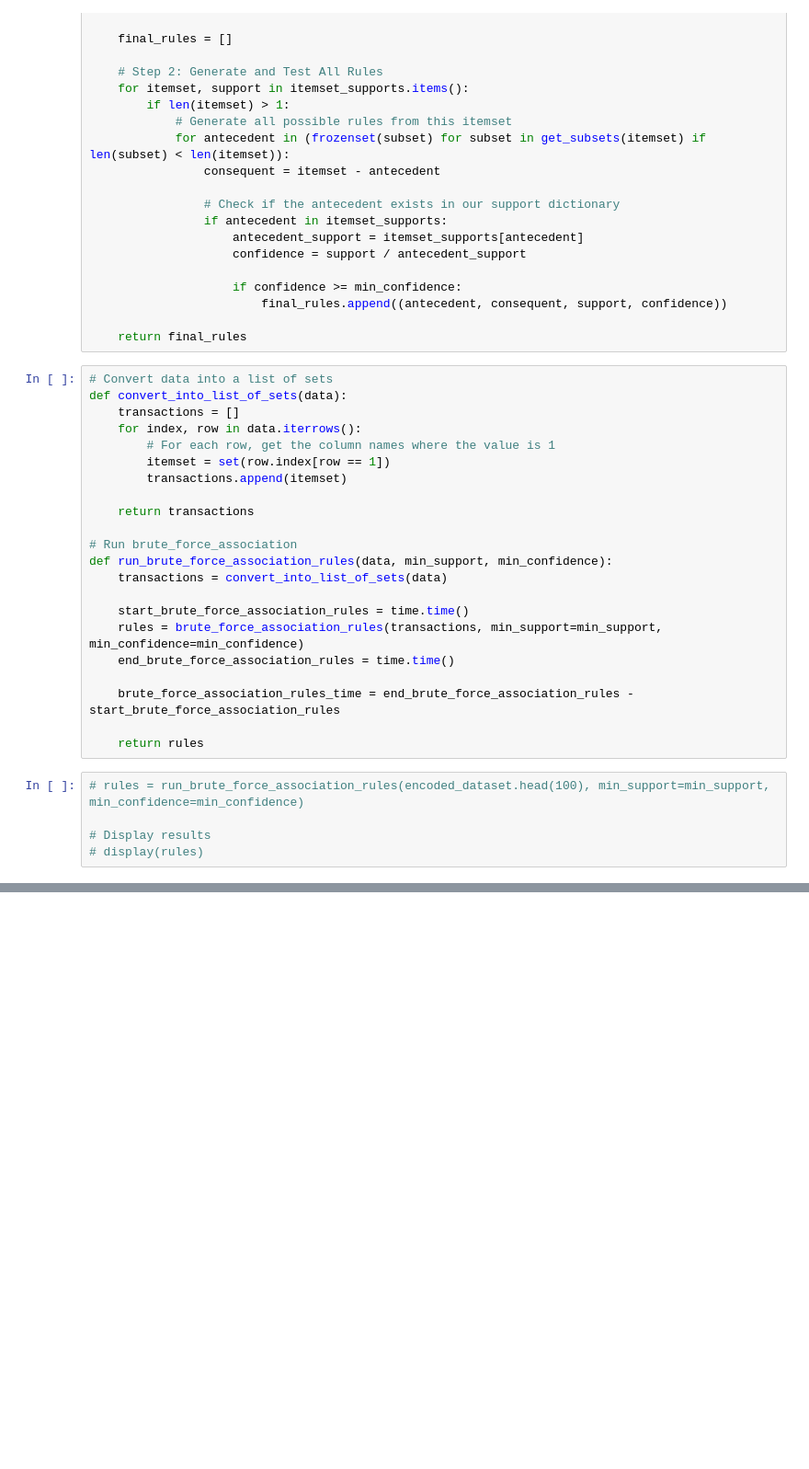
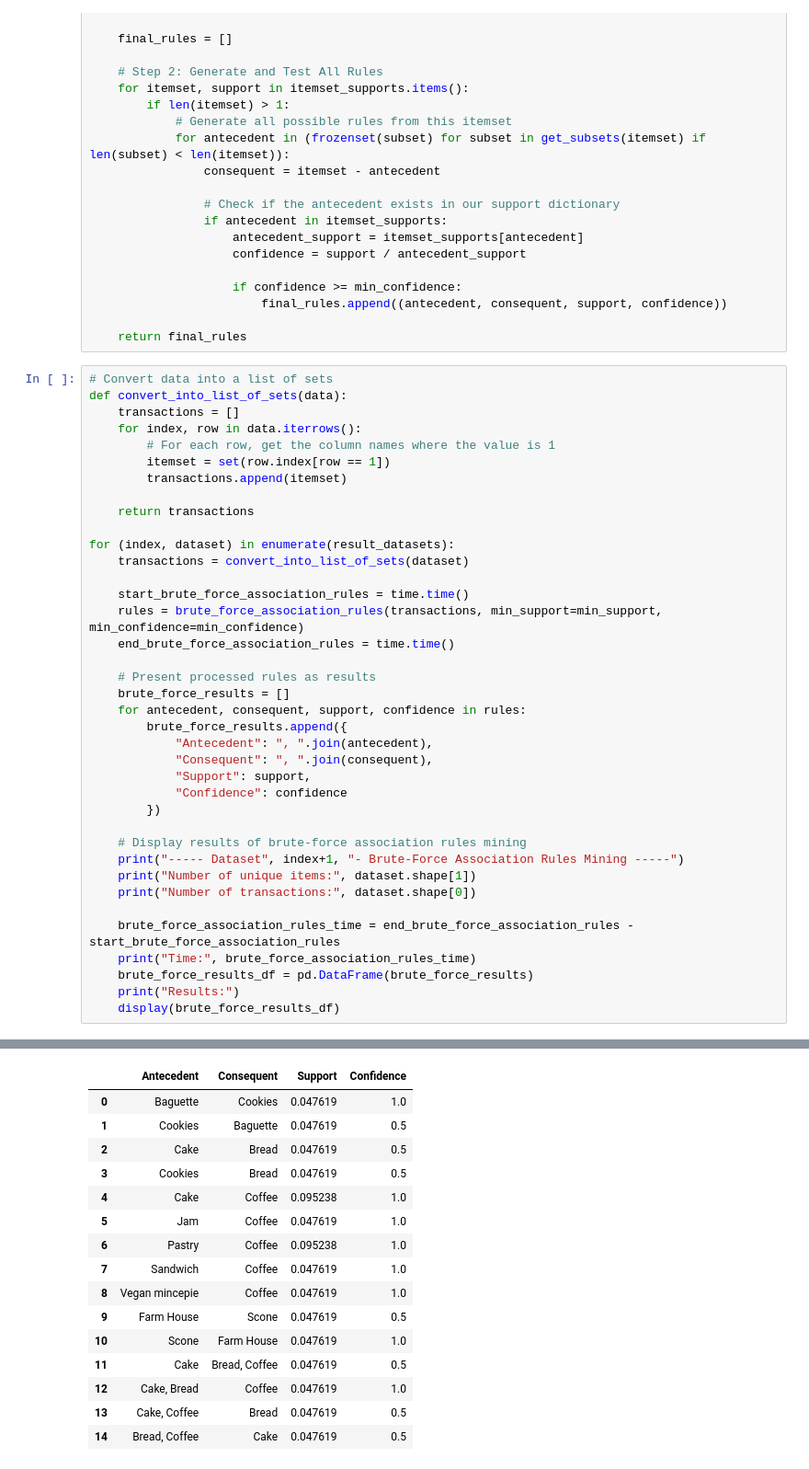
Before and after one commit to roshaniayu/IN6227-Data-Mining-Assignments, a Jupyter notebook: Assignment 2/Assignment2_Roshani Ayu Pranasti_G2504973A.ipynb, the cells around one changed output, grey strips where cells are left out. Shown at 92% size. Cells and saved outputs as stored; diff of their text form; blank space fills up the shorter version.

```diff
--- a/Assignment 2/Assignment2_Roshani Ayu Pranasti_G2504973A.ipynb
+++ b/Assignment 2/Assignment2_Roshani Ayu Pranasti_G2504973A.ipynb
@@ -295,30 +529,42 @@ def brute_force_association_rules(transactions, min_support, min_confidence):
                         final_rules.append((antecedent, consequent, support, confidence))
 
     return final_rules
-# %%
-# Convert data into a list of sets
-def convert_into_list_of_sets(data):
-    transactions = []
-    for index, row in data.iterrows():
-        # For each row, get the column names where the value is 1
-        itemset = set(row.index[row == 1])
-        transactions.append(itemset)
-
-    return transactions
-
-# Run brute_force_association
-def run_brute_force_association_rules(data, min_support, min_confidence):
-    transactions = convert_into_list_of_sets(data)
-
-    start_brute_force_association_rules = time.time()
-    rules = brute_force_association_rules(transactions, min_support=min_support, min_confidence=min_confidence)
-    end_brute_force_association_rules = time.time()
-
-    brute_force_association_rules_time = end_brute_force_association_rules - start_brute_force_association_rules
-
-    return rules
 # %%
-# rules = run_brute_force_association_rules(encoded_dataset.head(100), min_support=min_support, min_confidence=min_confidence)
+# Convert data into a list of sets
+def convert_into_list_of_sets(data):
+    transactions = []
+    for index, row in data.iterrows():
+        # For each row, get the column names where the value is 1
+        itemset = set(row.index[row == 1])
+        transactions.append(itemset)
 
-# Display results
-# display(rules)
+    return transactions
+
+for (index, dataset) in enumerate(result_datasets):
+    transactions = convert_into_list_of_sets(dataset)
+
+    start_brute_force_association_rules = time.time()
+    rules = brute_force_association_rules(transactions, min_support=min_support, min_confidence=min_confidence)
+    end_brute_force_association_rules = time.time()
+
+    # Present processed rules as results
+    brute_force_results = []
+    for antecedent, consequent, support, confidence in rules:
+        brute_force_results.append({
+            "Antecedent": ", ".join(antecedent),
+            "Consequent": ", ".join(consequent),
+            "Support": support,
+            "Confidence": confidence
+        })
+
+    # Display results of brute-force association rules mining
+    print("----- Dataset", index+1, "- Brute-Force Association Rules Mining -----")
+    print("Number of unique items:", dataset.shape[1])
+    print("Number of transactions:", dataset.shape[0])
+
+    brute_force_association_rules_time = end_brute_force_association_rules - start_brute_force_association_rules
+    print("Time:", brute_force_association_rules_time)
+    brute_force_results_df = pd.DataFrame(brute_force_results)
+    print("Results:")
+    display(brute_force_results_df)
+# %% [output]
@@ -324,0 +576,16 @@ def run_brute_force_association_rules(data, min_support, min_confidence):
+|  | Antecedent | Consequent | Support | Confidence |
+| 0 | Baguette | Cookies | 0.047619 | 1.0 |
+| 1 | Cookies | Baguette | 0.047619 | 0.5 |
+| 2 | Cake | Bread | 0.047619 | 0.5 |
+| 3 | Cookies | Bread | 0.047619 | 0.5 |
+| 4 | Cake | Coffee | 0.095238 | 1.0 |
+| 5 | Jam | Coffee | 0.047619 | 1.0 |
+| 6 | Pastry | Coffee | 0.095238 | 1.0 |
+| 7 | Sandwich | Coffee | 0.047619 | 1.0 |
+| 8 | Vegan mincepie | Coffee | 0.047619 | 1.0 |
+| 9 | Farm House | Scone | 0.047619 | 0.5 |
+| 10 | Scone | Farm House | 0.047619 | 1.0 |
+| 11 | Cake | Bread, Coffee | 0.047619 | 0.5 |
+| 12 | Cake, Bread | Coffee | 0.047619 | 1.0 |
+| 13 | Cake, Coffee | Bread | 0.047619 | 0.5 |
+| 14 | Bread, Coffee | Cake | 0.047619 | 0.5 |
```
Also changed, not shown: parts of 18 cells of this notebook.
